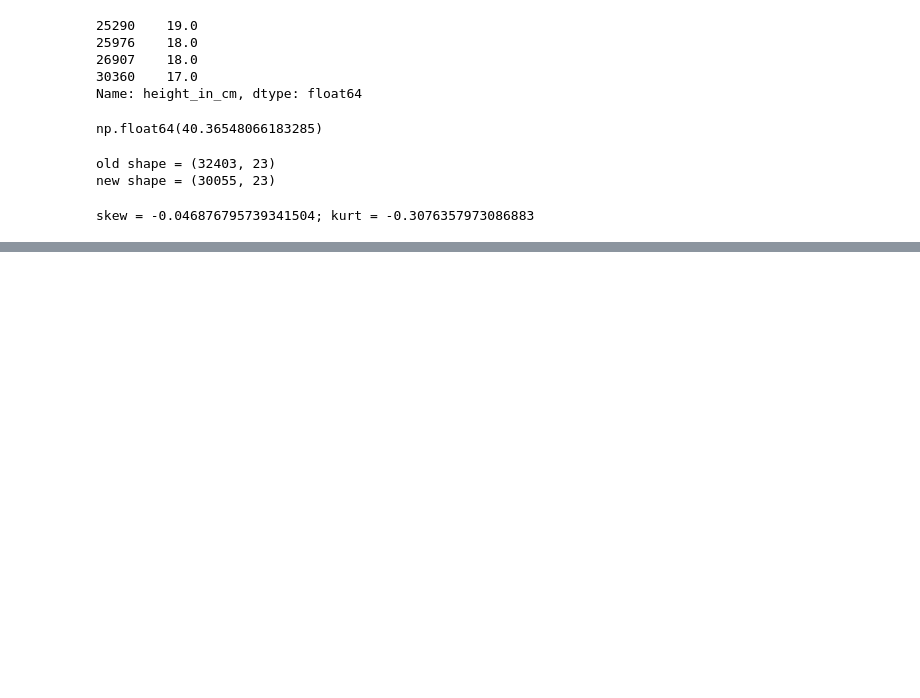
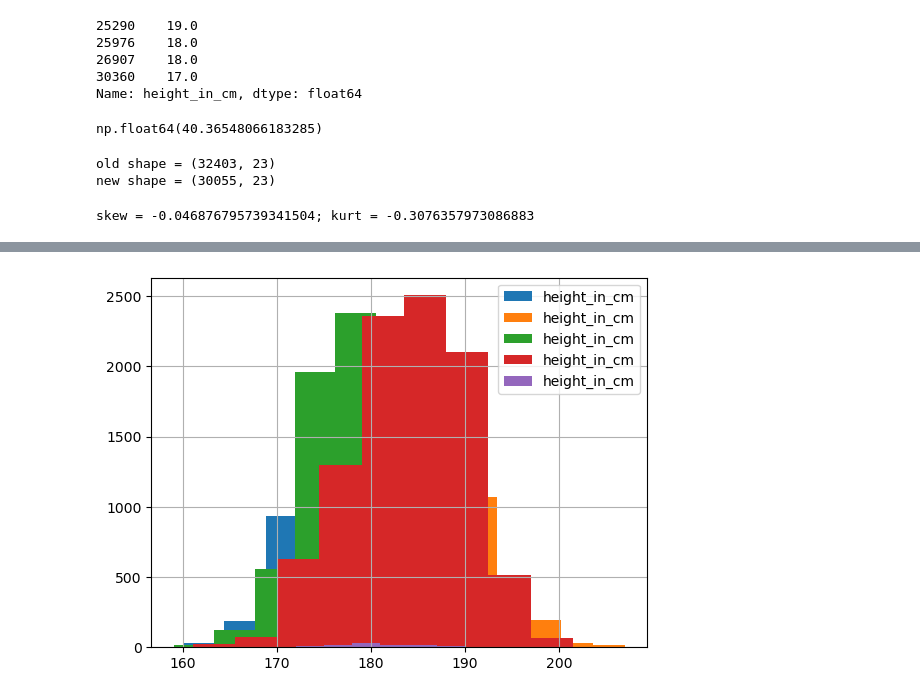
Before and after one commit to nkmwicz/python-classwork2025f, a Jupyter notebook: 7.1-uni-stats.ipynb, the cells around one changed output, grey strips where cells are left out. Cells and saved outputs as stored; diff of their text form; code cells hidden in the pictures; blank space fills up the shorter version.

```diff
--- a/7.1-uni-stats.ipynb
+++ b/7.1-uni-stats.ipynb
@@ -155,0 +141,6 @@ DF shape = (30055, 23)
+# %%
+positions_ht= {}
+for pos in df['position'].unique():
+    positions_ht[pos] = df.loc[df['position']==pos,'height_in_cm']
+
+positions_ht
@@ -155,0 +165,4 @@ DF shape = (30055, 23)
+# %%
+for pos in positions_ht:
+    print(f"{pos} skew = {st.skew(positions_ht[pos], nan_policy="omit")}")
+    print(f"{pos} Kurtosis = {st.kurtosis(positions_ht[pos], nan_policy="omit")}")
@@ -155,0 +180,8 @@ DF shape = (30055, 23)
+# %%
+for pos in positions_ht:
+    mn = stats.mean(positions_ht[pos].dropna())
+    mdn = stats.median(positions_ht[pos].dropna())
+    md = positions_ht[pos].dropna().mode()
+    print(f"{pos} mean = {convert(mn)}")
+    print(f"{pos} median = {convert(mdn)}")
+    print(f"{pos} mode = {convert(md[0])}")
@@ -155,0 +209,5 @@ DF shape = (30055, 23)
+# %%
+for pos in positions_ht:
+    positions_ht[pos].hist(legend=True)
+# %% [output]
+[figure, added]
```
Also changed, not shown: parts of 11 cells of this notebook, 2 other files.
